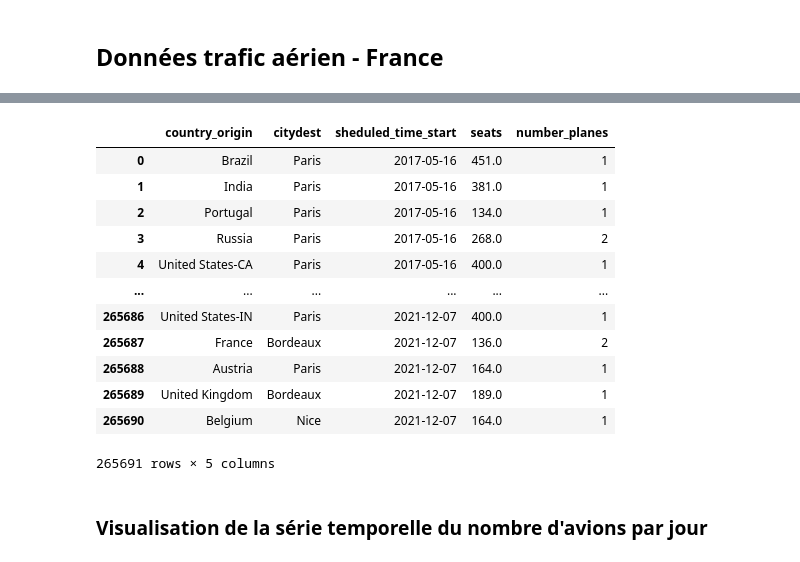
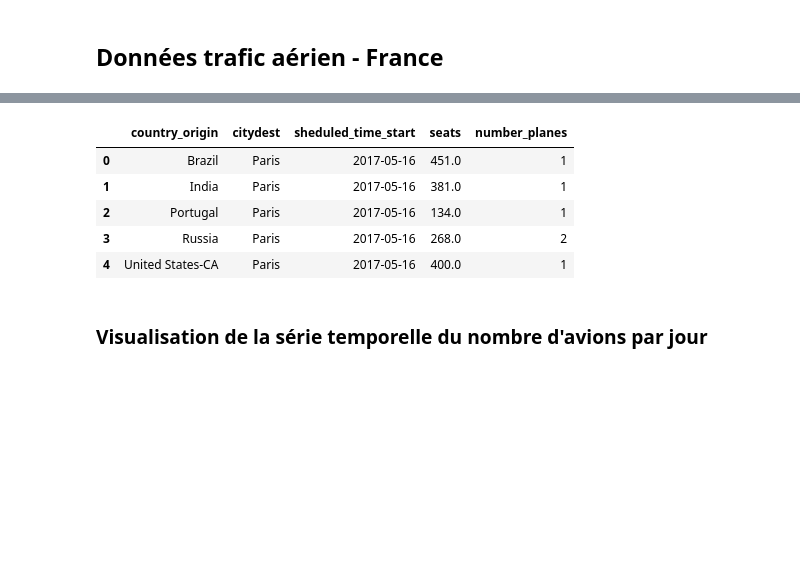
Before and after one commit to julienowack/stat_app, a Jupyter notebook: Valeurs manquantes.ipynb, the cells around one changed output, grey strips where cells are left out. Saved outputs shown, nothing was run; the diff lists cells and outputs as text; code cells hidden in the pictures; blank space fills up the shorter version.

```diff
--- a/Valeurs manquantes.ipynb
+++ b/Valeurs manquantes.ipynb
@@ -28,22 +21,15 @@ df_air_traffic_france
 # %%
 #tri de la base par ordre croissant des dates
 df_air_traffic_france.sort_values(by=['sheduled_time_start'], inplace=True)
 df_air_traffic_france.reset_index(drop=True, inplace=True)
-df_air_traffic_france
+df_air_traffic_france.head(5)
 # %% [output]
 |  | country_origin | citydest | sheduled_time_start | seats | number_planes |
 | 0 | Brazil | Paris | 2017-05-16 | 451.0 | 1 |
 | 1 | India | Paris | 2017-05-16 | 381.0 | 1 |
 | 2 | Portugal | Paris | 2017-05-16 | 134.0 | 1 |
 | 3 | Russia | Paris | 2017-05-16 | 268.0 | 2 |
 | 4 | United States-CA | Paris | 2017-05-16 | 400.0 | 1 |
-| ... | ... | ... | ... | ... | ... |
-| 265686 | United States-IN | Paris | 2021-12-07 | 400.0 | 1 |
-| 265687 | France | Bordeaux | 2021-12-07 | 136.0 | 2 |
-| 265688 | Austria | Paris | 2021-12-07 | 164.0 | 1 |
-| 265689 | United Kingdom | Bordeaux | 2021-12-07 | 189.0 | 1 |
-| 265690 | Belgium | Nice | 2021-12-07 | 164.0 | 1 |
-265691 rows × 5 columns
 # %% [markdown]
 ### Visualisation de la série temporelle du nombre d'avions par jour
 # %%
```
Also changed, not shown: parts of 14 cells of this notebook.
